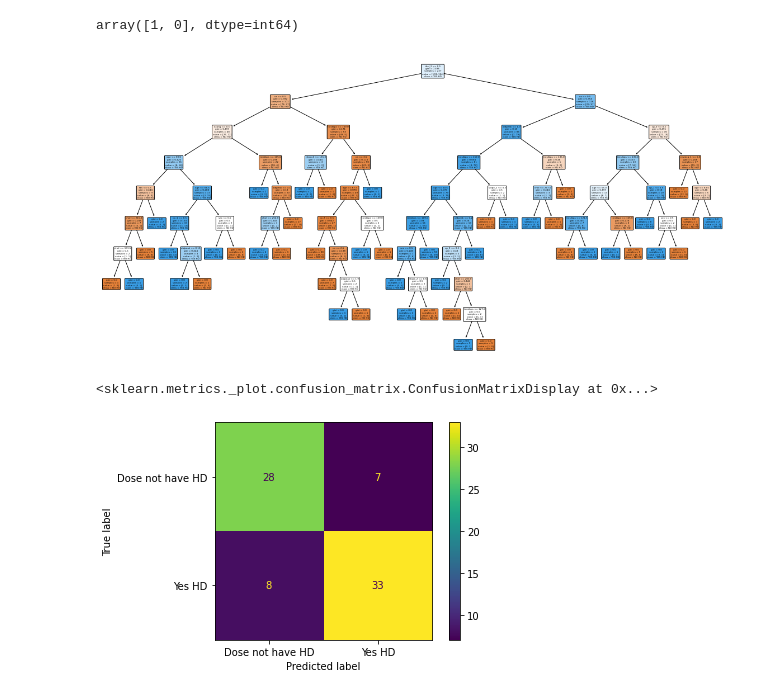
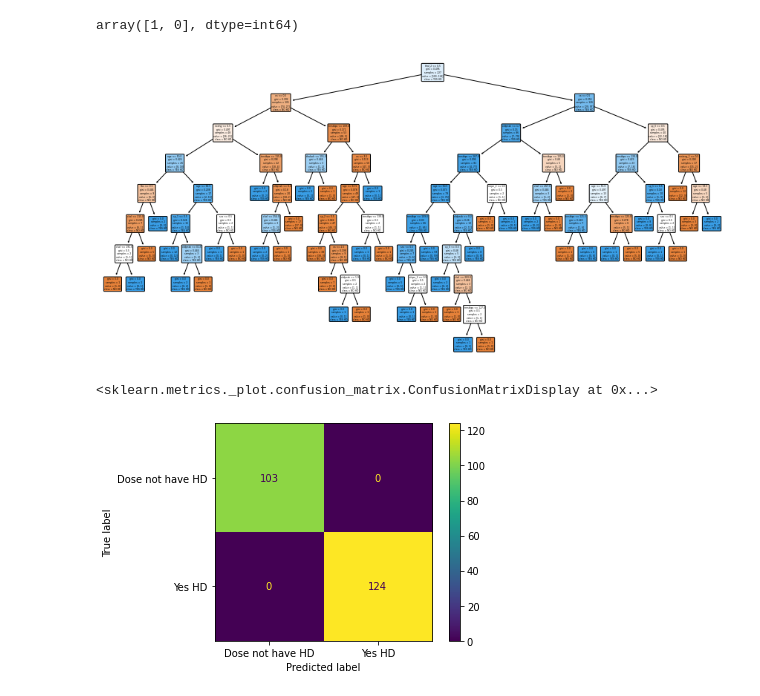
Before and after one commit to sultankhaled9/ML, a Jupyter notebook: Tree.ipynb, the cells around one changed output. Drawn from its saved outputs; the diff is of its cells as text; code cells hidden in the pictures.

```diff
--- a/Tree.ipynb
+++ b/Tree.ipynb
@@ -111,14 +113,14 @@ clf_df= clf_df.fit(X_tarin,Y_train)
 # %%
-plt.figure(figsize=(20,10))
+plt.figure(figsize=(15,7.5))
 plot_tree(clf_df,
  filled=True,
  rounded=True,
  class_names=["NO HD","YES HD"],
   feature_names= X_en.columns);
 # %% [output]
-[figure, old version]
+[figure, new version]
 # %%
-plot_confusion_matrix(clf_df,X_test,Y_test,display_labels=["Dose not have HD","Yes HD"])
+plot_confusion_matrix(clf_df,X_tarin,Y_train,display_labels=["Dose not have HD","Yes HD"])
 # %% [output]
 <sklearn.metrics._plot.confusion_matrix.ConfusionMatrixDisplay at 0x...>
-[figure, old version]
+[figure, new version]
```
Also changed, not shown: parts of 15 cells of this notebook.
